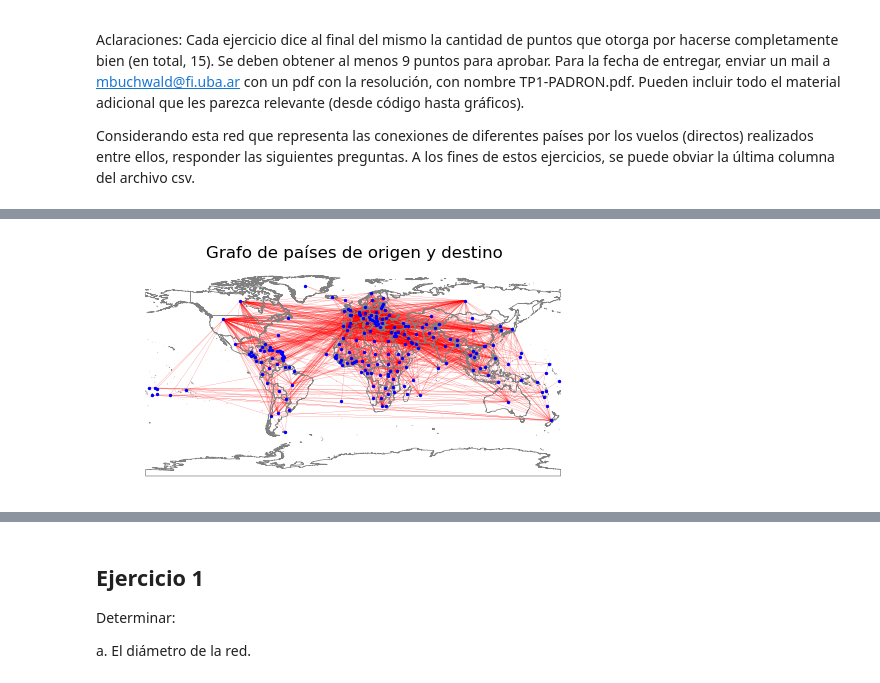
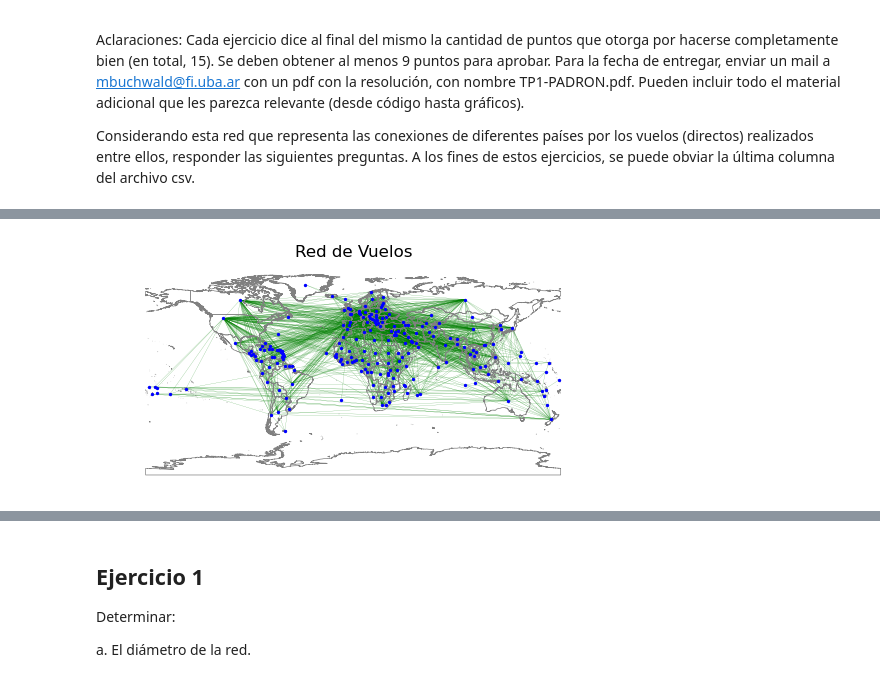
Before and after one commit to mateocapon/teoria-de-algoritmos2-tp1, a Jupyter notebook: TP1-104258.ipynb, the cells around one changed output, grey strips where cells are left out. Saved outputs shown, nothing was run; the diff lists cells and outputs as text; code cells hidden in the pictures.

Commit message:
grafico paises

```diff
--- a/TP1-104258.ipynb
+++ b/TP1-104258.ipynb
@@ -28,5 +32,5 @@ gdf = gpd.read_file("ne_110m_admin_0_countries")
 # %%
-# Limpio algunos datos de World.csv para poder hacer merge con dataset con mas paises
+# Limpio algunos datos de World.csv para poder hacer merge con dataset con mas paises.
 to_replace = {
     "United States": "United States of America",
     "China": "People's Republic of China",
@@ -36,6 +40,12 @@ to_replace = {
     "Macedonia": "North Macedonia",
     "Congo (Kinshasa)": "Democratic Republic of the Congo",
     "Congo (Brazzaville)": "Republic of the Congo",
-    "Sao Tome and Principe": "São Tomé and Príncipe"
+    "Sao Tome and Principe": "São Tomé and Príncipe",
+    "Burma": "Myanmar",
+    "Netherlands Antilles": "Curaçao",
 }
 df = df.replace(to_replace)
+
+# Uso nx.Graph porque son vuelos entre ellos (no dirigido).
+G = nx.from_pandas_edgelist(df, edge_attr='ConexionAeropuertos',\
+                            source='Origen', target='Destino', create_using=nx.Graph())
@@ -122,14 +69,30 @@ pos
+# %%
+# Agrego información para esos nodos, haciendo busquedas en google maps.
+# Las coordenadas que agrego son de puntos al azar dentro del pais / isla.
+
+rows_to_add = [
+    {"NAME_EN": "Martinique", "y": 14.636383, "x":-60.985519, "CONTINENT": "North America"},
+    {"NAME_EN": "Reunion", "y": -21.133153, "x": 55.525737, "CONTINENT": "Africa"},
+    {"NAME_EN": "French Guiana", "y":4.299076, "x":-52.972789, "CONTINENT": "South America"},
+    {"NAME_EN": "Guadeloupe", "y":16.233781, "x": -61.633313, "CONTINENT": "North America"},
+    {"NAME_EN": "Christmas Island", "y":-10.481556, "x": 105.652649, "CONTINENT": "Oceania"},
+    {"NAME_EN": "Micronesia", "y":6.881294, "x": 158.219760, "CONTINENT": "Oceania"},
+    {"NAME_EN": "Mayotte", "y":-12.805829, "x": 45.161262, "CONTINENT": "Africa"},
+    {"NAME_EN": "Virgin Islands", "y":18.419666, "x":-64.633546, "CONTINENT": "North America"},
+    {"NAME_EN": "Swaziland", "y":-26.458953, "x": 31.476765, "CONTINENT": "Africa"},
+    {"NAME_EN": "Cocos (Keeling) Islands", "y":-12.152164, "x":96.869617, "CONTINENT": "Oceania"}
+]
+
+df_more_data = gdf[["NAME_EN", "x", "y", "CONTINENT"]]
+df_more_data = pd.concat([df_more_data, pd.DataFrame(rows_to_add)])
 # %%
-df_no_nan = df.dropna()
-G_no_nan = nx.from_pandas_edgelist(df_no_nan, source='Origen', target='Destino', create_using=nx.Graph())
+world = gdf.boundary.plot(color='gray', linewidth=0.5)
+pos = {row["NAME_EN"]: (row["x"], row["y"]) for _,row in df_more_data.iterrows()}
+nx.draw(G, pos, with_labels=False, width= 0.1, node_size=2, node_color='blue', edge_color='green', font_size=8, font_color='black', font_weight='bold', font_family='sans-serif')
 
-world = gdf.boundary.plot(color='gray', linewidth=0.5)
-pos = {data["NAME_EN"]: (data['geometry'].centroid.x, data['geometry'].centroid.y) for country, data in gdf.iterrows()}
-nx.draw(G_no_nan, pos, with_labels=False, width= 0.1, node_size=2, node_color='blue', edge_color='red', font_size=8, font_color='black', font_weight='bold', font_family='sans-serif')
-
-plt.title('Grafo de países de origen y destino')
+plt.title('Red de Vuelos')
 plt.show()
 # %% [output]
-[figure, old version]
+[figure, new version]
 # %%
 print(f"La red tiene {G.number_of_nodes()} paises")
```
Also changed, not shown: parts of 16 cells of this notebook.
